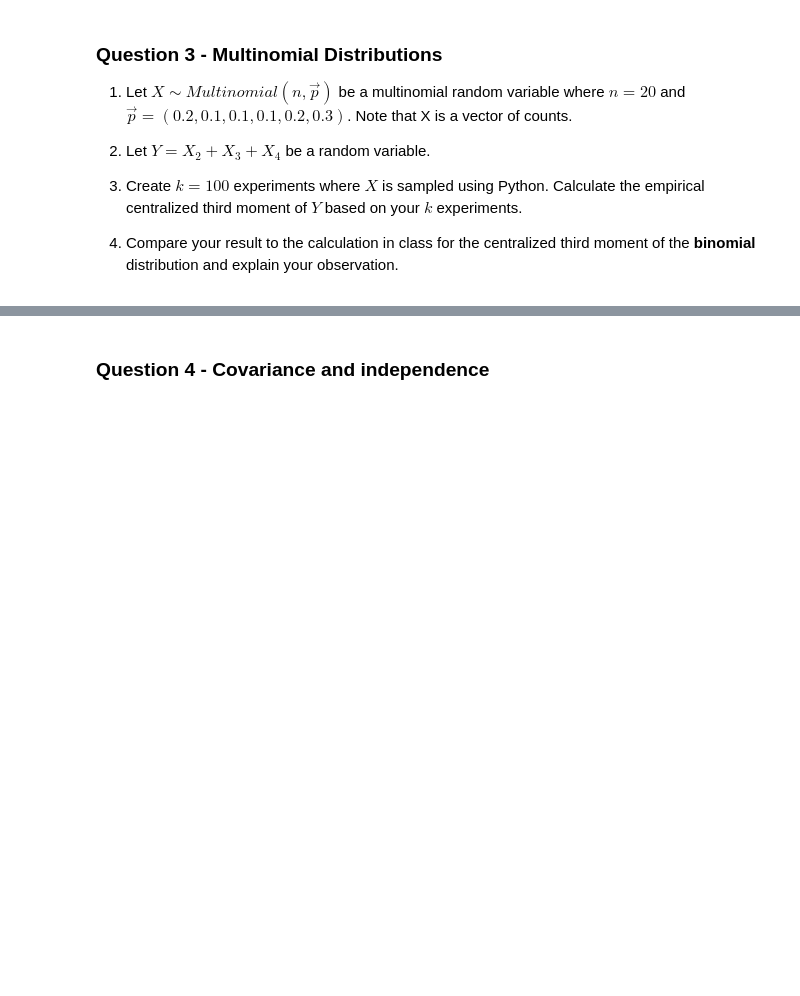
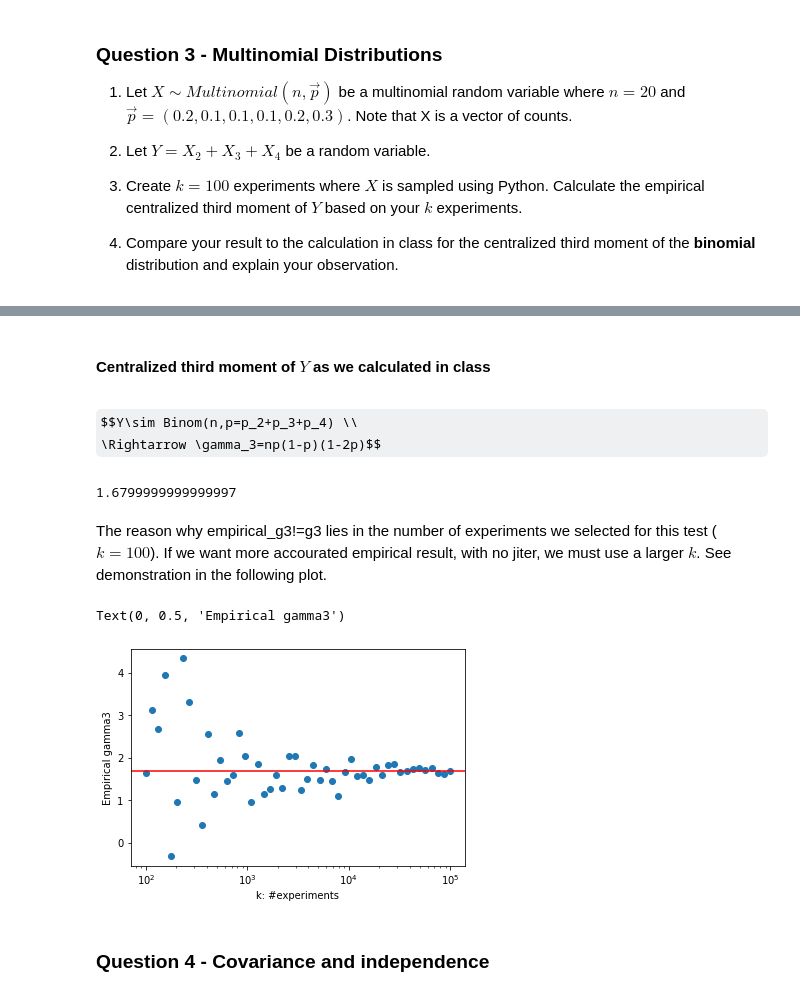
Before and after one commit to leeaz97/SatisticsIDC, a Jupyter notebook: HW1.ipynb, the cells around one changed output, grey strips where cells are left out. Drawn from its saved outputs; the diff is of its cells as text; code cells hidden in the pictures; some formulas as TeX source; blank space fills up the shorter version.

```diff
--- a/HW1.ipynb
+++ b/HW1.ipynb
@@ -157,2 +308,0 @@ array([[ 3,  4,  2,  1,  3,  7],
-# %%
-Y = experiments[1] + experiments[2] + experiments[3]
@@ -162,0 +311,11 @@ array([14,  3,  5,  9, 12, 17])
+# %%
+n = 20
+p_vec = np.array([0.2, 0.1, 0.1, 0.1, 0.2, 0.3])
+rng = np.random.default_rng()
+
+def gen_Y(k):
+    X = rng.multinomial(n, p_vec, size=k)
+    Y = np.sum(X[:,1:4], axis=1)
+    mu_Y = Y.mean()
+    pdf_Y = [sum(Y==y)/Y.shape[0] for y in range(n+1)]
+    return pdf_Y, mu_Y
@@ -162,0 +325,4 @@ array([14,  3,  5,  9, 12, 17])
+# %%
+def empirical_g3(k):
+    pdf_Y, mu_Y = gen_Y(k)
+    return sum( [((y-mu_Y)**3)*pdf_Y[y] for y in range(n+1)] )
@@ -163,3 +334,30 @@ array([14,  3,  5,  9, 12, 17])
+# %% [markdown]
+#### Centralized third moment of $Y$ as we calculated in class
+# %% [markdown]
+$$Y\sim Binom(n,p=p_2+p_3+p_4) \\
+\Rightarrow \gamma_3=np(1-p)(1-2p)$$
+# %%
+p_Y = sum(p_vec[1:4])
+g3 = n*p_Y*(1-p_Y)*(1-2*p_Y)
+# %%
+g3
+# %% [output]
+1.6799999999999997
+# %% [markdown]
+The reason why empirical_g3!=g3 lies in the number of experiments we selected for this test ($k=100$). If we want more accourated empirical result, with no jiter, we must use a larger $k$. See demonstration in the following plot.
+# %%
+k_values = np.round(np.logspace(2, 5, base=10)).astype(int)
+empirical_g3_values = [empirical_g3(k) for k in k_values]
+
+fig, ax = plt.subplots()
+ax.scatter(k_values, empirical_g3_values)
+ax.set_xscale('log')
+ax.axhline(g3, c='r');
+ax.set_xlabel('k: #experiments')
+ax.set_ylabel("Empirical gamma3")
+# %% [output]
+Text(0, 0.5, 'Empirical gamma3')
+[figure, added]
 # %% [markdown]
 ### Question 4 - Covariance and independence
 # %% [markdown]
```
Also changed, not shown: parts of 36 cells of this notebook.
